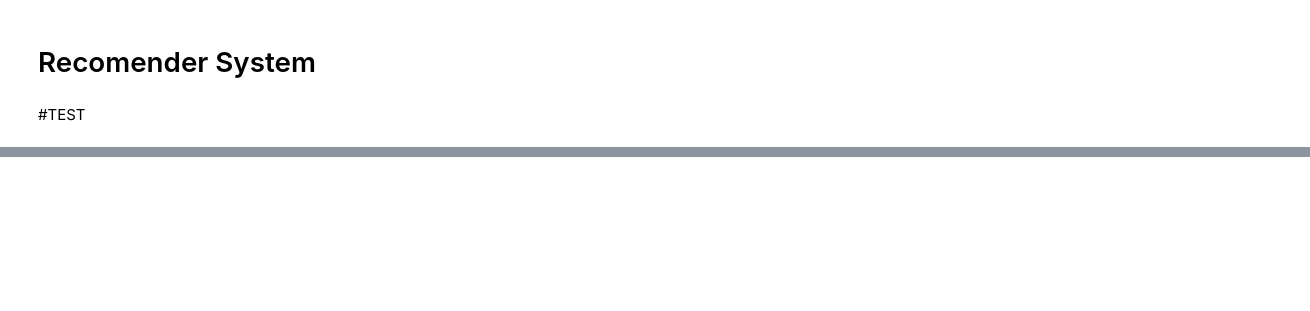
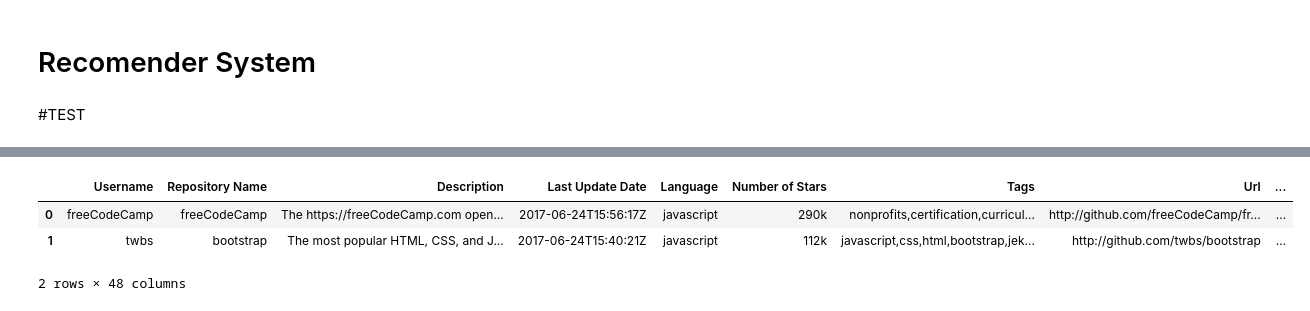
Before and after one commit to ethemkaral/DataScience, a Jupyter notebook: RecommenderSystem.ipynb, the cells around one changed output, grey strips where cells are left out. Cells and saved outputs as stored; diff of their text form; code cells hidden in the pictures; blank space fills up the shorter version.

```diff
--- a/RecommenderSystem.ipynb
+++ b/RecommenderSystem.ipynb
@@ -26,0 +63,17 @@ df = pd.DataFrame()
+# %%
+# Generate tag list
+mergedlist = []
+for i in df['Tags'].dropna().str.split(","):
+    mergedlist.extend(i)
+tags = sorted(set(mergedlist))
+# Encode languages in single column
+just_dummies = pd.get_dummies(df['Language'])
+for column in just_dummies.columns:
+    if column not in df.columns:
+        df[column] = just_dummies[column]
+df.head(2)
+# %% [output]
+|  | Username | Repository Name | Description | Last Update Date | Language | Number of Stars | Tags | Url | ... |
+| 0 | freeCodeCamp | freeCodeCamp | The https://freeCodeCamp.com open... | 2017-06-24T15:56:17Z | javascript | 290k | nonprofits,certification,curricul... | http://github.com/freeCodeCamp/fr... | ... |
+| 1 | twbs | bootstrap | The most popular HTML, CSS, and J... | 2017-06-24T15:40:21Z | javascript | 112k | javascript,css,html,bootstrap,jek... | http://github.com/twbs/bootstrap | ... |
+2 rows × 48 columns
```
Also changed, not shown: parts of 4 cells of this notebook.
